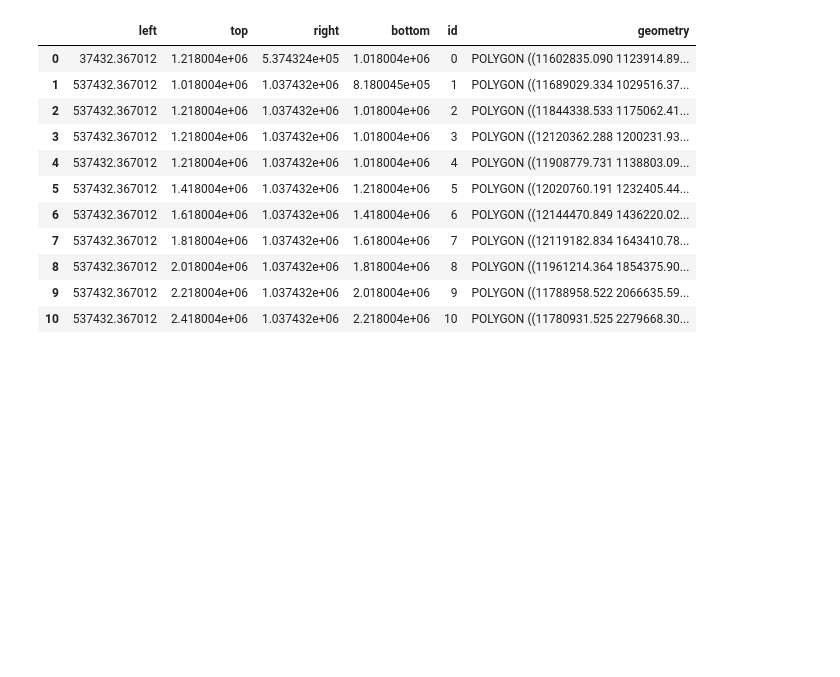
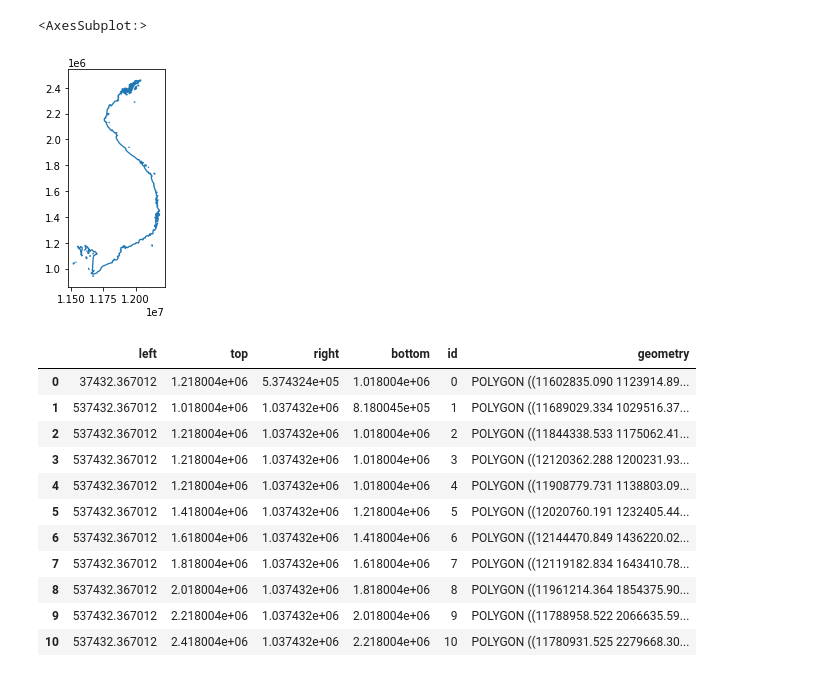
Before and after one commit to ronjalappe/VN_coastline_dynamics, a Jupyter notebook: contour_tests.ipynb, the cells around one changed output. Drawn from its saved outputs; the diff is of its cells as text; code cells hidden in the pictures; blank space fills up the shorter version.

```diff
--- a/contour_tests.ipynb
+++ b/contour_tests.ipynb
@@ -55,3 +60,16 @@ bin_contours.to_file(os.path.join(folder,"2020_bin_contours0"),driver="GeoJSON")
+# %%
+if not mndwi_contours.crs == "EPSG:3857":
+    print("Reproject file...")
+    mndwi_contours = mndwi_contours.to_crs( "EPSG:3857")
+buffer = gpd.read_file(os.path.join(os.getcwd(),'data','VN_buffer_5km'))
+con_clean = gpd.clip(mndwi_contours,buffer)
+con_clean = postprocess.remove_small_lines(con_clean,3000)
+con_clean.to_file(os.path.join(folder,"P0_2011_test_slc"),driver="GeoJSON")
+# %%
+buffer.plot()
+# %% [output]
+<AxesSubplot:>
+[figure, added]
 # %%
 tiles = gpd.read_file(os.path.join(os.getcwd(),"data","VN_processing_polygons_new"))
 tiles_old = gpd.read_file(os.path.join(os.getcwd(),"data","VN_processing_polygons"))
```
Also changed, not shown: parts of 5 cells of this notebook, 6 other files.
